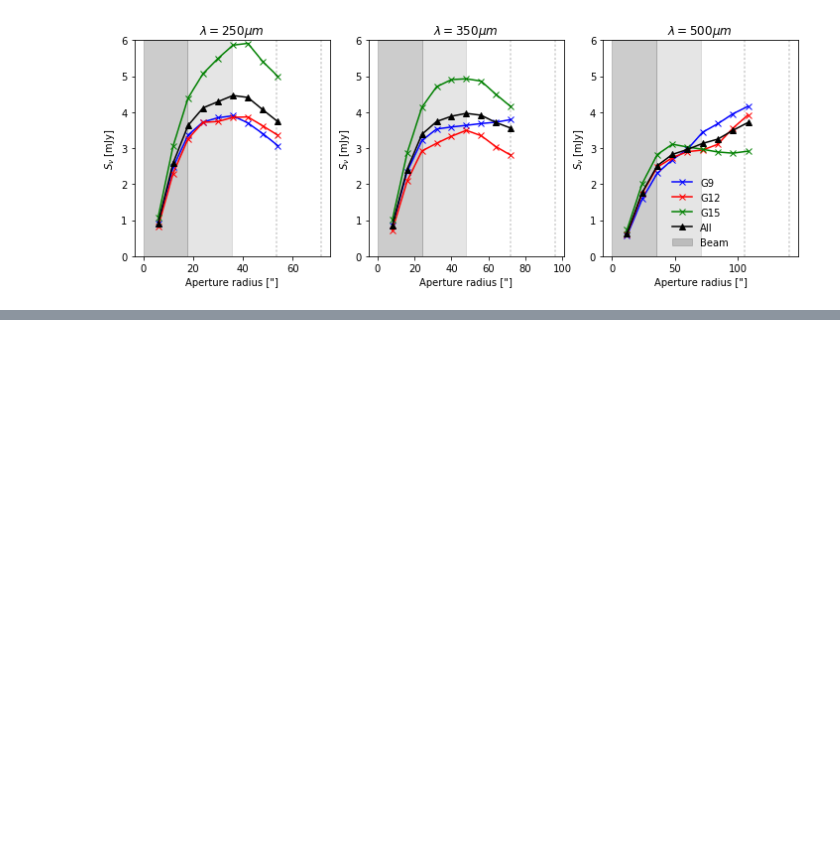
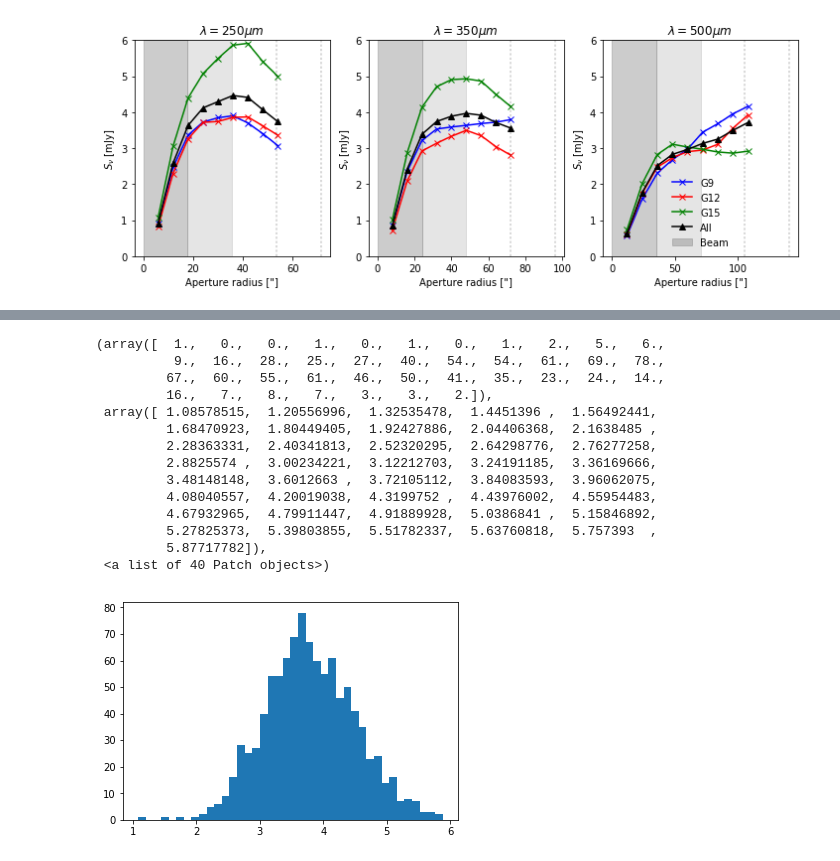
Before and after one commit to fbianchini/StacktSZ, a Jupyter notebook: plots_stacks_zbins.ipynb, the cells around one changed output, grey strips where cells are left out. Drawn from its saved outputs; the diff is of its cells as text; code cells hidden in the pictures; blank space fills up the shorter version.

```diff
--- a/plots_stacks_zbins.ipynb
+++ b/plots_stacks_zbins.ipynb
@@ -238,0 +286,60 @@ plt.legend(loc='best',frameon=False)
+# %%
+def BootstrapErrs(lambda_, patch, zbin, r, r_in=None, r_out=None, remove_mean=True, remove_max=False, nsim=100, nboot=2.):
+    simuls = sims[lambda_][patch][zbin].copy()
+
+    if remove_max > 0:
+        for _ in xrange(remove_max):
+            simuls = np.delete(simuls, np.argmax(np.mean(simuls, axis=(1,2))), axis=0)
+
+    flux = np.zeros(nsim)
+
+    for i in xrange(nsim):
+        sims_id = np.random.choice(np.arange(simuls.shape[0]), size=simuls.shape[0]/nboot)
+        if (r_in is None) or (r_out is None):
+            apertures = CircularAperture(positions[lambda_], r=r)
+            if remove_mean:
+                stacked_map = (simuls[sims_id].mean(axis=0) - bkd[lambda_][patch][zbin].mean())
+            else:
+                stacked_map = simuls[sims_id].mean(axis=0)
+            phot_table = aperture_photometry(stacked_map/(factor[lambda_])/1e-3, apertures)
+        else:
+            apertures = CircularAperture(positions[lambda_], r=r)
+            annulus_apertures = CircularAnnulus(positions[lambda_], r_in=r_in, r_out=r_out)
+            apers = [apertures, annulus_apertures]
+            if remove_mean:
+                stacked_map = (simuls[sims_id].mean(axis=0) - bkd[lambda_][patch][zbin].mean())
+            else:
+                stacked_map = simuls[sims_id].mean(axis=0)
+            phot_table = aperture_photometry(stacked_map/(factor[lambda_])/1e-3, apers)
+            bkg_mean = phot_table['aperture_sum_1'] / annulus_apertures.area()
+            bkg_sum = bkg_mean * apertures.area()
+            final_sum = phot_table['aperture_sum_0'] - bkg_sum
+            phot_table['aperture_sum'] = final_sum
+
+        flux[i] = phot_table.field('aperture_sum')[0]
+
+    return flux
+# %%
+flux = {}
+for lambda_ in lambdas:
+    flux[lambda_] = {}
+    for patch in patches:
+        flux[lambda_][patch] = BootstrapErrs(lambda_, patch, 0, 2*psf[lambda_]/reso[lambda_], r_in=None, r_out=None, remove_mean=True, remove_max=10, nsim=1000, nboot=2.)
+# %%
+plt.hist(flux, 40)
+# %% [output]
+(array([  1.,   0.,   0.,   1.,   0.,   1.,   0.,   1.,   2.,   5.,   6.,
+          9.,  16.,  28.,  25.,  27.,  40.,  54.,  54.,  61.,  69.,  78.,
+         67.,  60.,  55.,  61.,  46.,  50.,  41.,  35.,  23.,  24.,  14.,
+         16.,   7.,   8.,   7.,   3.,   3.,   2.]),
+ array([ 1.08578515,  1.20556996,  1.32535478,  1.4451396 ,  1.56492441,
+         1.68470923,  1.80449405,  1.92427886,  2.04406368,  2.1638485 ,
+         2.28363331,  2.40341813,  2.52320295,  2.64298776,  2.76277258,
+         2.8825574 ,  3.00234221,  3.12212703,  3.24191185,  3.36169666,
+         3.48148148,  3.6012663 ,  3.72105112,  3.84083593,  3.96062075,
+         4.08040557,  4.20019038,  4.3199752 ,  4.43976002,  4.55954483,
+         4.67932965,  4.79911447,  4.91889928,  5.0386841 ,  5.15846892,
+         5.27825373,  5.39803855,  5.51782337,  5.63760818,  5.757393  ,
+         5.87717782]),
+ <a list of 40 Patch objects>)
+[figure, added]
```
Also changed, not shown: parts of 9 cells of this notebook, 4 other files.
